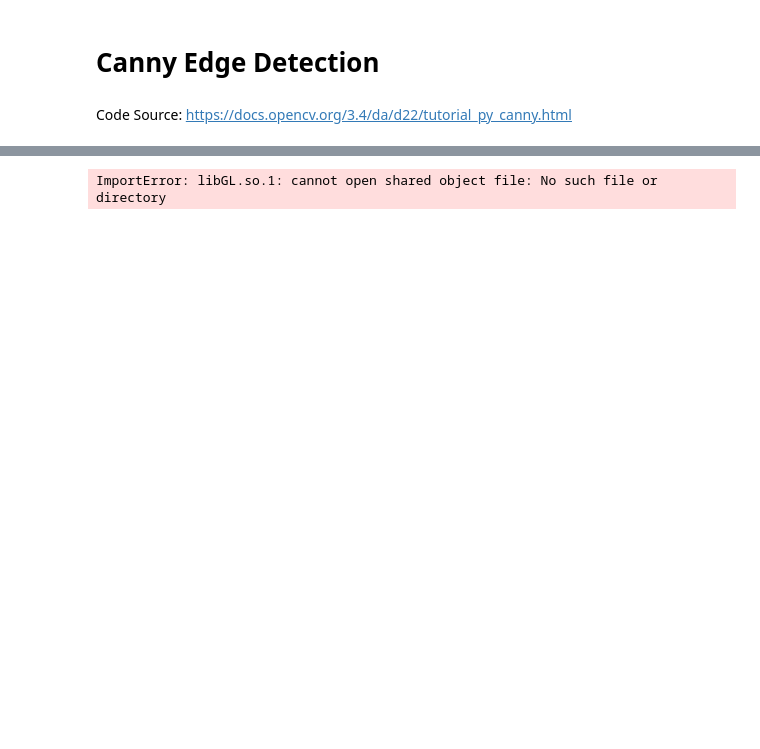
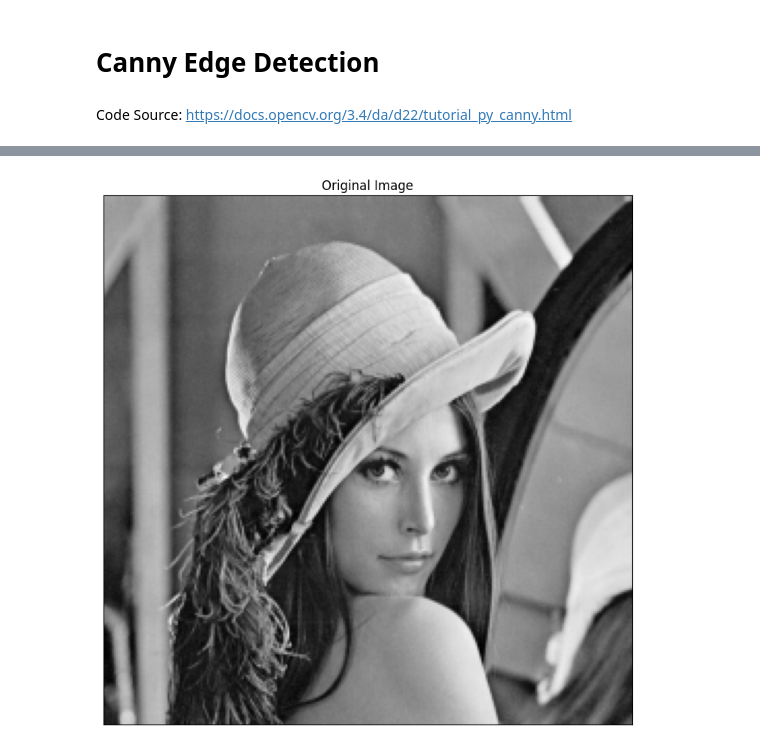
Before and after one commit to Sumo01/ImageDetection-Methodologies, a Jupyter notebook: CannyEdgeDetection.ipynb, the cells around one changed output, grey strips where cells are left out. Saved outputs shown, nothing was run; the diff lists cells and outputs as text; code cells hidden in the pictures; blank space fills up the shorter version.

```diff
--- a/CannyEdgeDetection.ipynb
+++ b/CannyEdgeDetection.ipynb
@@ -6,16 +20,11 @@ Code Source: https://docs.opencv.org/3.4/da/d22/tutorial_py_canny.html
 # %%
+img = cv.imread('Images/lena.png', cv.IMREAD_GRAYSCALE)
+assert img is not None, "file could not be read, check with os.path.exists()"
 
-import numpy as np
-import cv2 as cv
-from matplotlib import pyplot as plt
-img = cv.imread('./images/binary_thresh.png', cv.IMREAD_GRAYSCALE)
-assert img is not None, "file could not be read, check with os.path.exists()"
-edges = cv.Canny(img,300,200)
 plt.figure(figsize=(20, 40))
 plt.subplot(121),plt.imshow(img,cmap = 'gray')
 plt.title('Original Image'), plt.xticks([]), plt.yticks([])
-
 plt.show()
 # %% [output]
-ImportError: libGL.so.1: cannot open shared object file: No such file or directory
+[figure, added]
 # %%
```
Also changed, not shown: parts of 3 cells of this notebook, 14 other files.
